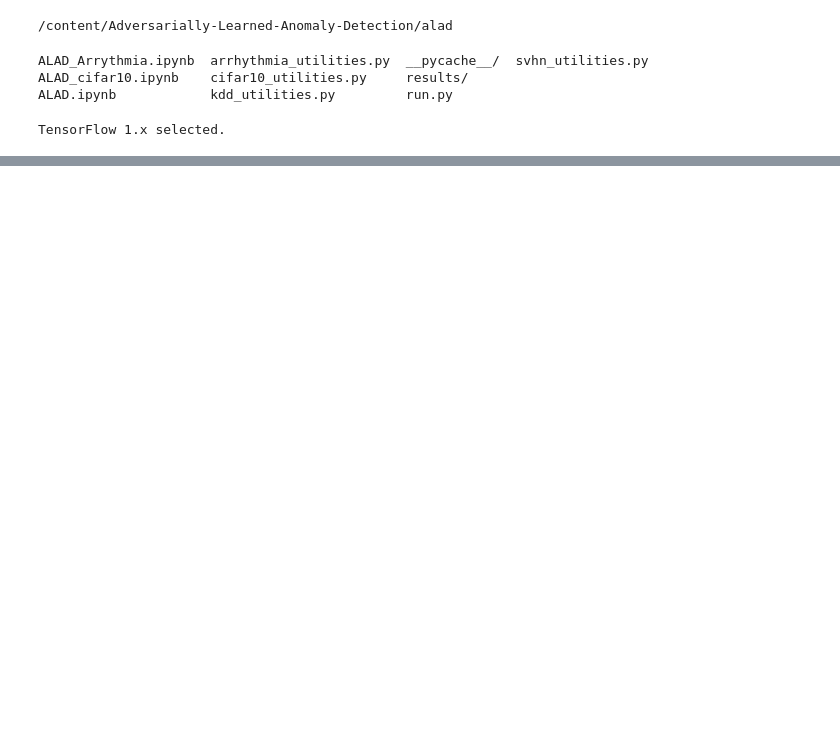
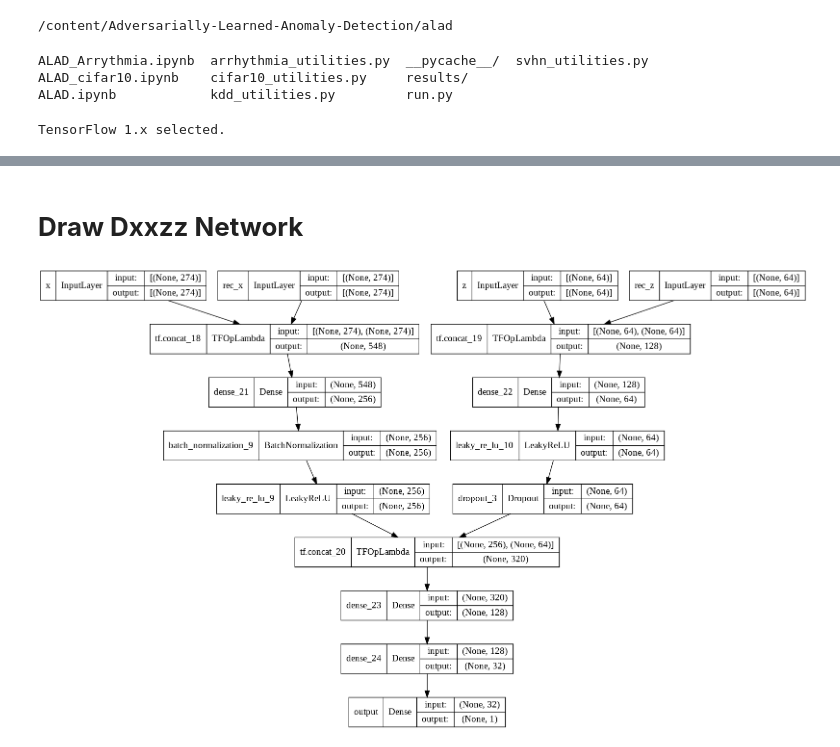
Before and after one commit to ZahraDehghanian97/RCALAD, a Jupyter notebook: ALAD.ipynb, the cells around one changed output, grey strips where cells are left out. Cells and saved outputs as stored; diff of their text form; code cells hidden in the pictures; blank space fills up the shorter version.

Commit message:
add graph Dxxzz

```diff
--- a/ALAD.ipynb
+++ b/ALAD.ipynb
@@ -51,0 +52,2 @@ Testing at step 17579, method fm: AUROC = 0.4497
+# %% [markdown]
+# **Draw Dxxzz Network**
@@ -51,0 +56,31 @@ Testing at step 17579, method fm: AUROC = 0.4497
+# %%
+
+import tensorflow as tf
+
+x = tf.keras.Input(shape=(274,), dtype='int32', name='x')
+rec_x = tf.keras.Input(shape=(274,), dtype='int32', name='rec_x')
+z = tf.keras.Input(shape=(64,), dtype='int32', name='z')
+rec_z = tf.keras.Input(shape=(64,), dtype='int32', name='rec_z')
+
+concat_x = tf.concat([x, rec_x], axis=1)
+x1 = tf.keras.layers.Dense(256)(concat_x)
+x1 = tf.keras.layers.BatchNormalization()(x1)
+x1 = tf.keras.layers.LeakyReLU()(x1)
+
+concat_z = tf.concat([z, rec_z], axis=1)
+z1 = tf.keras.layers.Dense(64)(concat_z)
+z1 = tf.keras.layers.LeakyReLU()(z1)
+z1 = tf.keras.layers.Dropout(0.5)(z1)
+
+y = tf.concat([x1, z1], axis=1)
+y = tf.keras.layers.Dense(128, activation='relu')(y)
+y = tf.keras.layers.Dense(32, activation='relu')(y)
+output = tf.keras.layers.Dense(1, activation='sigmoid', name='output')(y)
+
+model = tf.keras.Model(inputs=[x,rec_x,z,rec_z], outputs=[output])
+
+tf.keras.utils.plot_model(model,to_file='model.png', show_shapes=True, show_dtype=False,
+    show_layer_names=True, rankdir='TB', expand_nested=True, dpi=96,
+    layer_range=None, show_layer_activations=False)
+# %% [output]
+[figure, added]
```
Also changed, not shown: parts of 3 cells of this notebook.
